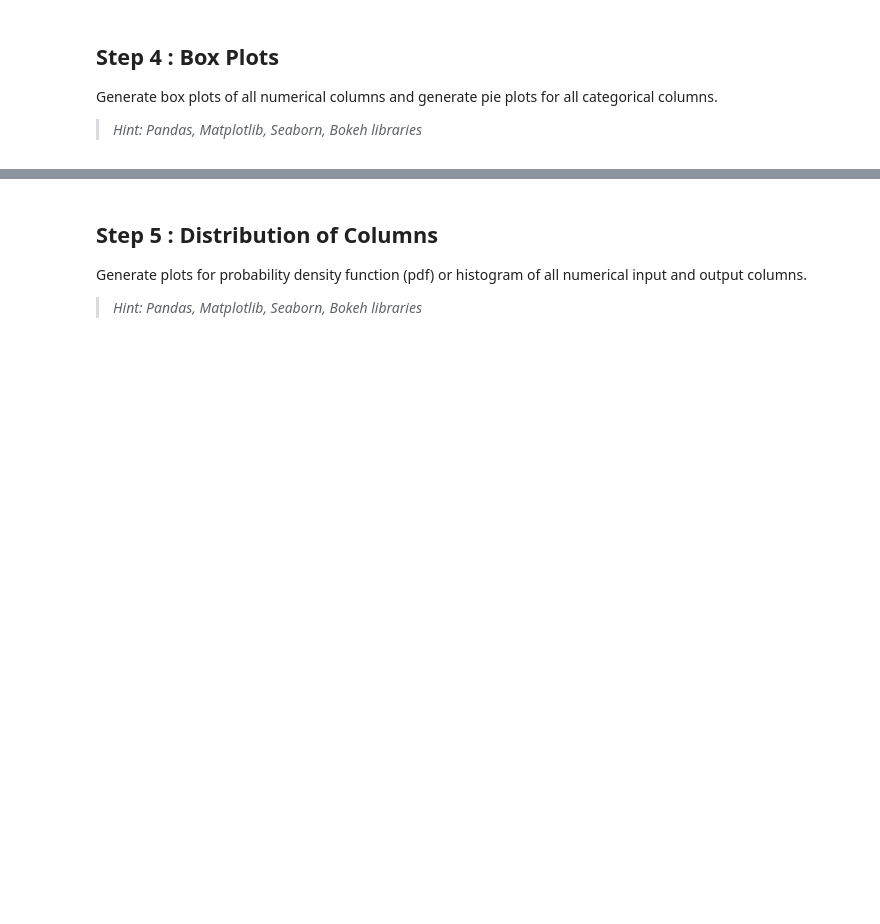
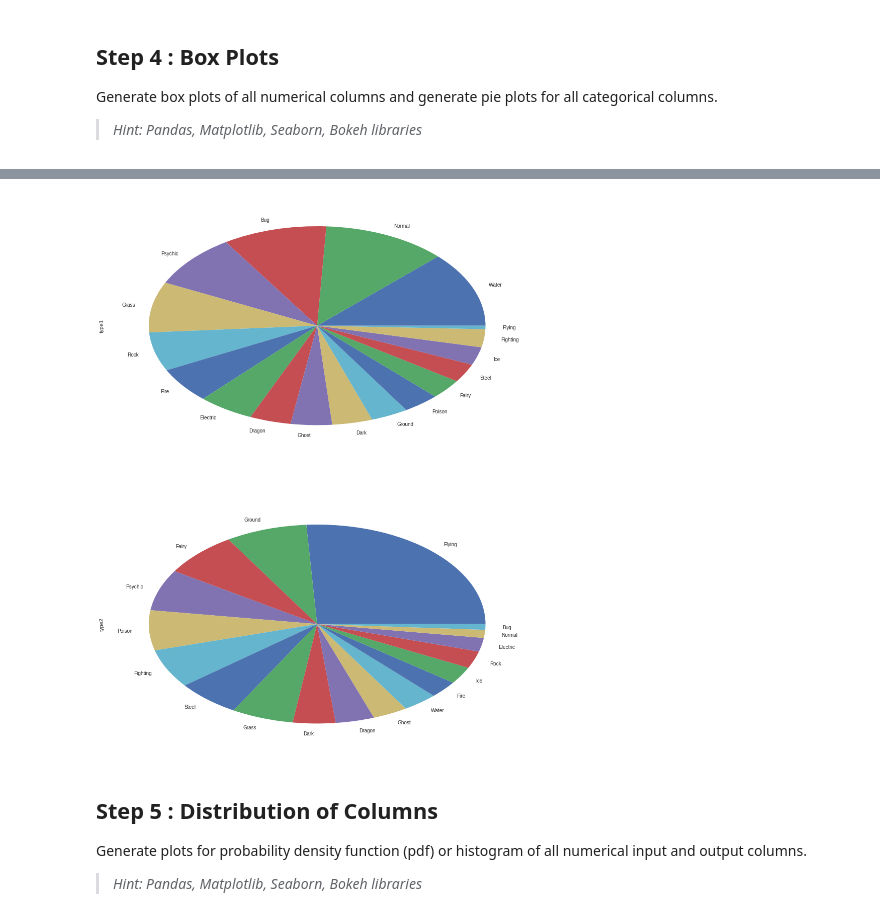
Before and after one commit to eneskemalergin/Data_Mining_Spring2017, a Jupyter notebook: Final_Homework/eneskemal_HW.ipynb, the cells around one changed output, grey strips where cells are left out. Cells and saved outputs as stored; diff of their text form; code cells hidden in the pictures; blank space fills up the shorter version.

```diff
--- a/Final_Homework/eneskemal_HW.ipynb
+++ b/Final_Homework/eneskemal_HW.ipynb
@@ -173,3 +199,13 @@ Generate box plots of all numerical columns and generate pie plots for all categ
+# %%
+# Plotting categorical type 1 and type2 data to pie plot
+fig = plt.figure(figsize=(15,20))
+ax1 = fig.add_subplot(211)
+df['type1'].value_counts().plot(kind='pie')
+ax2 = fig.add_subplot(212)
+df['type2'].value_counts().plot(kind='pie')
+plt.show()
+# %% [output]
+[figure, added]
 # %% [markdown]
 Step 5 : Distribution of Columns
 ---
```
Also changed, not shown: parts of 21 cells of this notebook, 2 other files.
